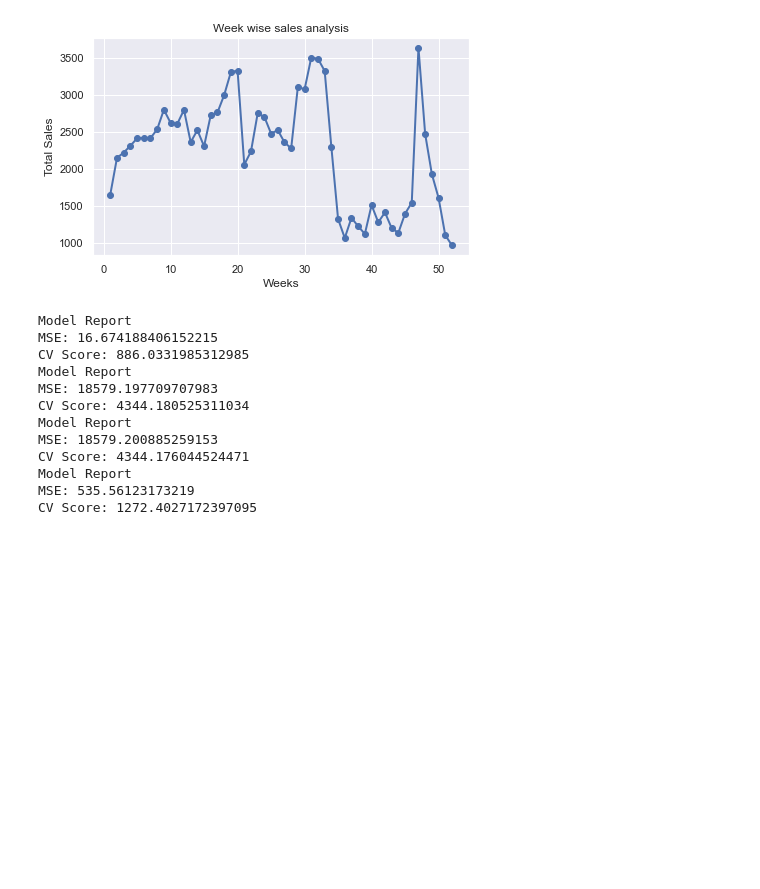
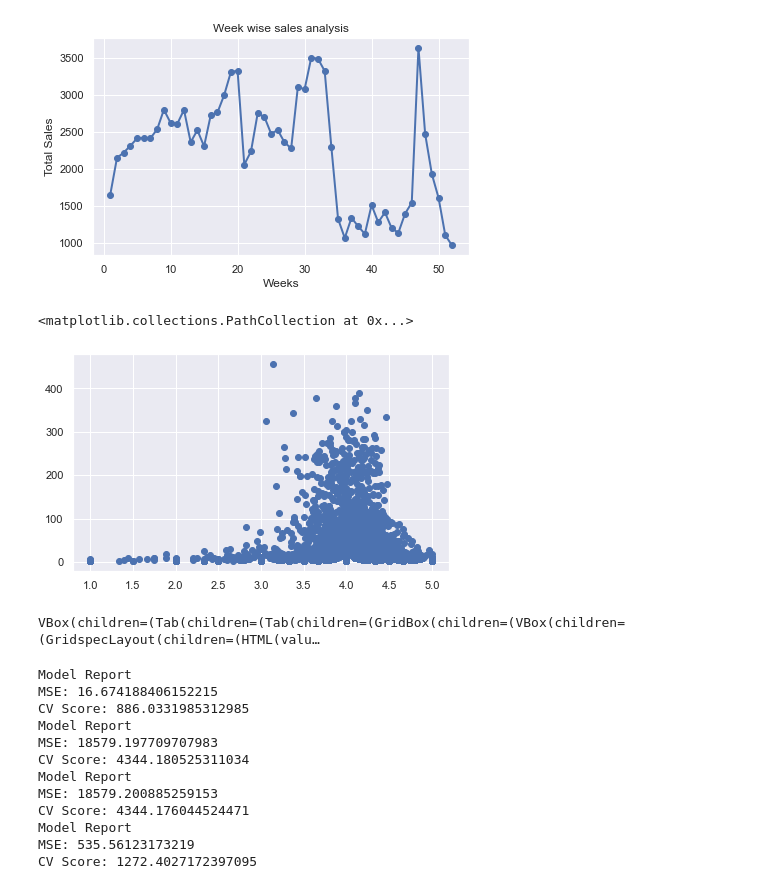
Before and after one commit to shivamkk32/CP-1, a Jupyter notebook: Week-wise Sales Forecast.ipynb, the cells around one changed output. Saved outputs shown, nothing was run; the diff lists cells and outputs as text; code cells hidden in the pictures; blank space fills up the shorter version.

```diff
--- a/Week-wise Sales Forecast.ipynb
+++ b/Week-wise Sales Forecast.ipynb
@@ -244,3 +244,8 @@ plt.title('Week wise sales analysis')
 plt.show()
 # %% [output]
 [figure]
+# %%
+plt.scatter(mainDf.Review_score,mainDf.count_perCategory)
+# %% [output]
+<matplotlib.collections.PathCollection at 0x...>
+[figure, added]
@@ -246,0 +256,4 @@ plt.show()
+# %%
+profile.to_widgets()
+# %% [output]
+VBox(children=(Tab(children=(Tab(children=(GridBox(children=(VBox(children=(GridspecLayout(children=(HTML(valu…
```
Also changed, not shown: parts of 3 cells of this notebook, 4 other files.
